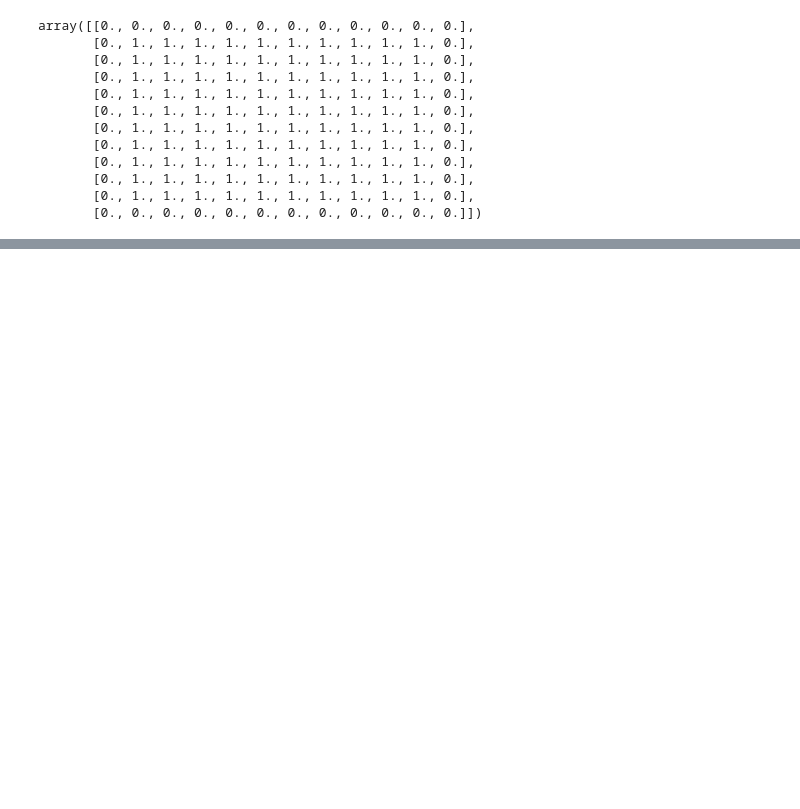
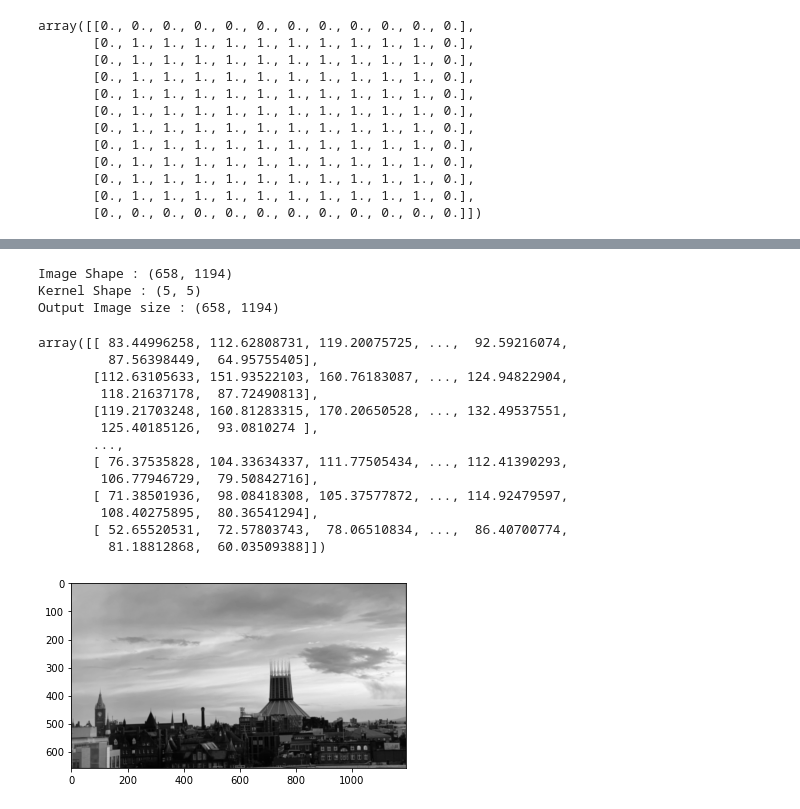
Before and after one commit to LANNDS18/ComputerVision_lab, a Jupyter notebook: lab2/lab2_notebook.ipynb, the cells around one changed output, grey strips where cells are left out. Drawn from its saved outputs; the diff is of its cells as text; code cells hidden in the pictures; blank space fills up the shorter version.

```diff
--- a/lab2/lab2_notebook.ipynb
+++ b/lab2/lab2_notebook.ipynb
@@ -102,0 +115,29 @@ test_convolve_2d()
+# %%
+def gaussian_kernel(dimension, sigma):
+    x = cv2.getGaussianKernel(dimension, sigma)
+    y = cv2.getGaussianKernel(dimension, sigma)
+    kernel = x.dot(y.T)
+    return kernel
+# %%
+gaussian_kernel_1 = gaussian_kernel(5,1)
+gau_image_1 = convolve_2d(image=img_gray, kernel=gaussian_kernel_1, padding=1)
+plt.imshow(gau_image_1, cmap='gray')
+gau_image_1
+# %% [output]
+Image Shape : (658, 1194)
+Kernel Shape : (5, 5)
+Output Image size : (658, 1194)
+array([[ 83.44996258, 112.62808731, 119.20075725, ...,  92.59216074,
+         87.56398449,  64.95755405],
+       [112.63105633, 151.93522103, 160.76183087, ..., 124.94822904,
+        118.21637178,  87.72490813],
+       [119.21703248, 160.81283315, 170.20650528, ..., 132.49537551,
+        125.40185126,  93.0810274 ],
+       ...,
+       [ 76.37535828, 104.33634337, 111.77505434, ..., 112.41390293,
+        106.77946729,  79.50842716],
+       [ 71.38501936,  98.08418308, 105.37577872, ..., 114.92479597,
+        108.40275895,  80.36541294],
+       [ 52.65520531,  72.57803743,  78.06510834, ...,  86.40700774,
+         81.18812868,  60.03509388]])
+[figure, added]
```
Also changed, not shown: parts of 15 cells of this notebook, 1 other file.
